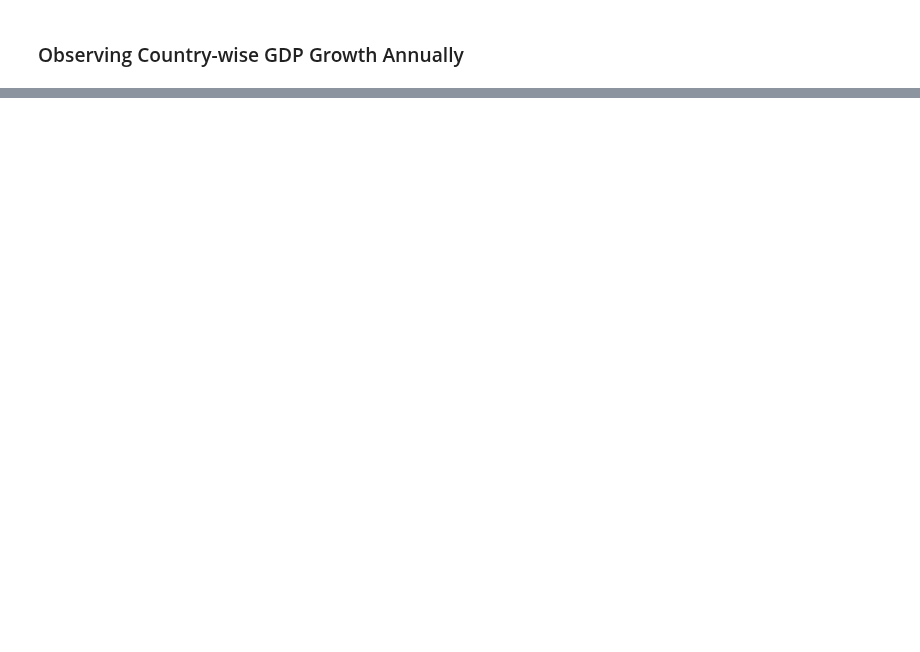
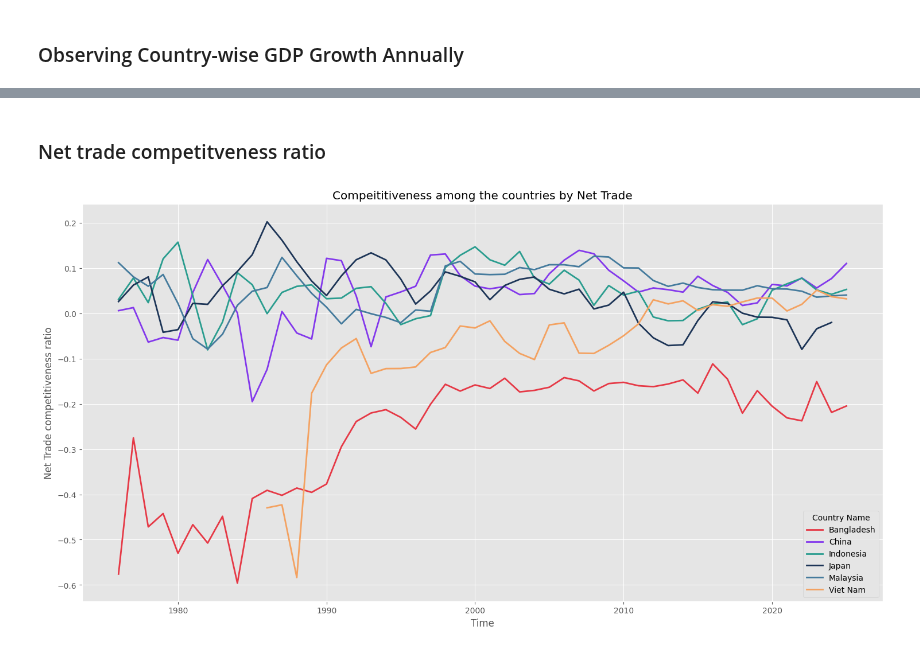
Before and after one commit to MJwd-Hasan/bd_flying_geese, a Jupyter notebook: export_import.ipynb, the cells around one changed output, grey strips where cells are left out. Drawn from its saved outputs; the diff is of its cells as text; code cells hidden in the pictures; blank space fills up the shorter version.

```diff
--- a/export_import.ipynb
+++ b/export_import.ipynb
@@ -232,0 +767,9 @@ for i in range(2005, 2022):
+# %% [markdown]
+### Net trade competitveness ratio
+# %%
+plt.figure(figsize = (18, 9))
+sns.lineplot(data = data[data['Country Name'].isin(['Bangladesh', 'Viet Nam', 'China', 'Japan', 'Malaysia', 'Indonesia', 'Korea rep.'])], x = 'Time', y = 'Net Trade competitiveness ratio', hue = 'Country Name', palette = palette, linewidth = 2)
+plt.title('Compeititiveness among the countries by Net Trade')
+plt.show()
+# %% [output]
+[figure, added]
```
Also changed, not shown: parts of 28 cells of this notebook, 2 other files.
